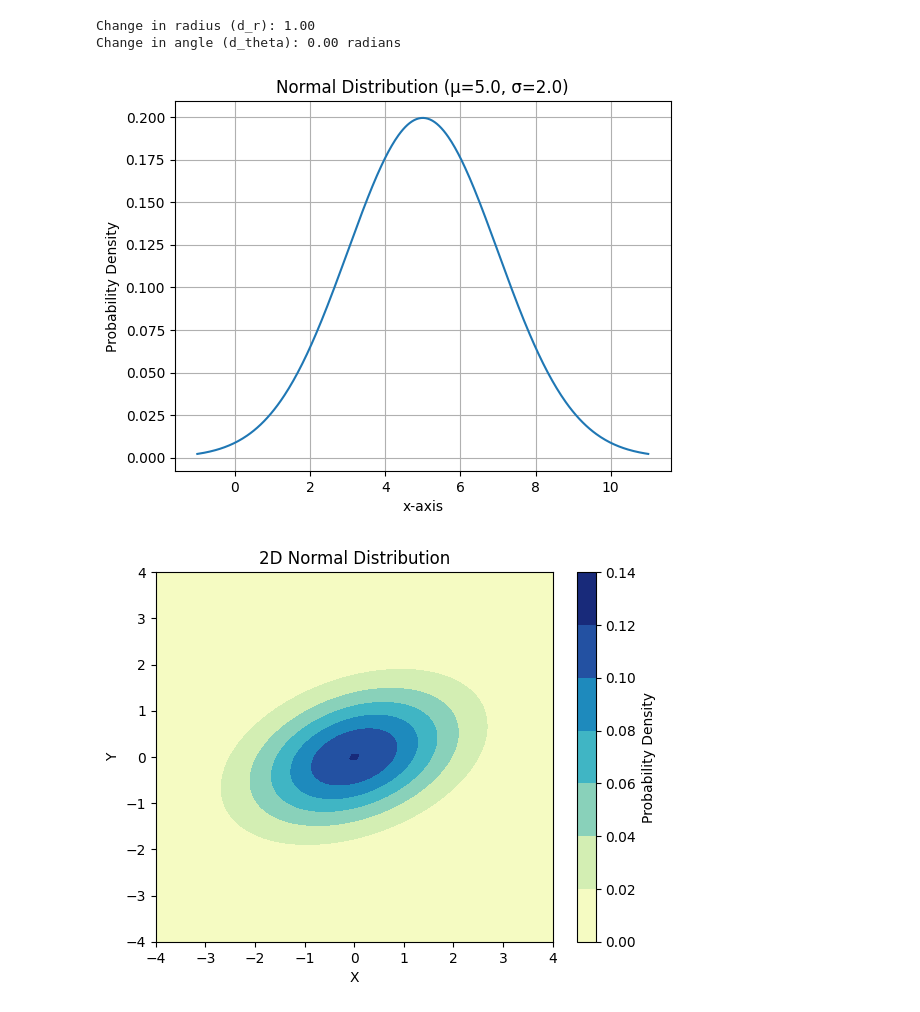
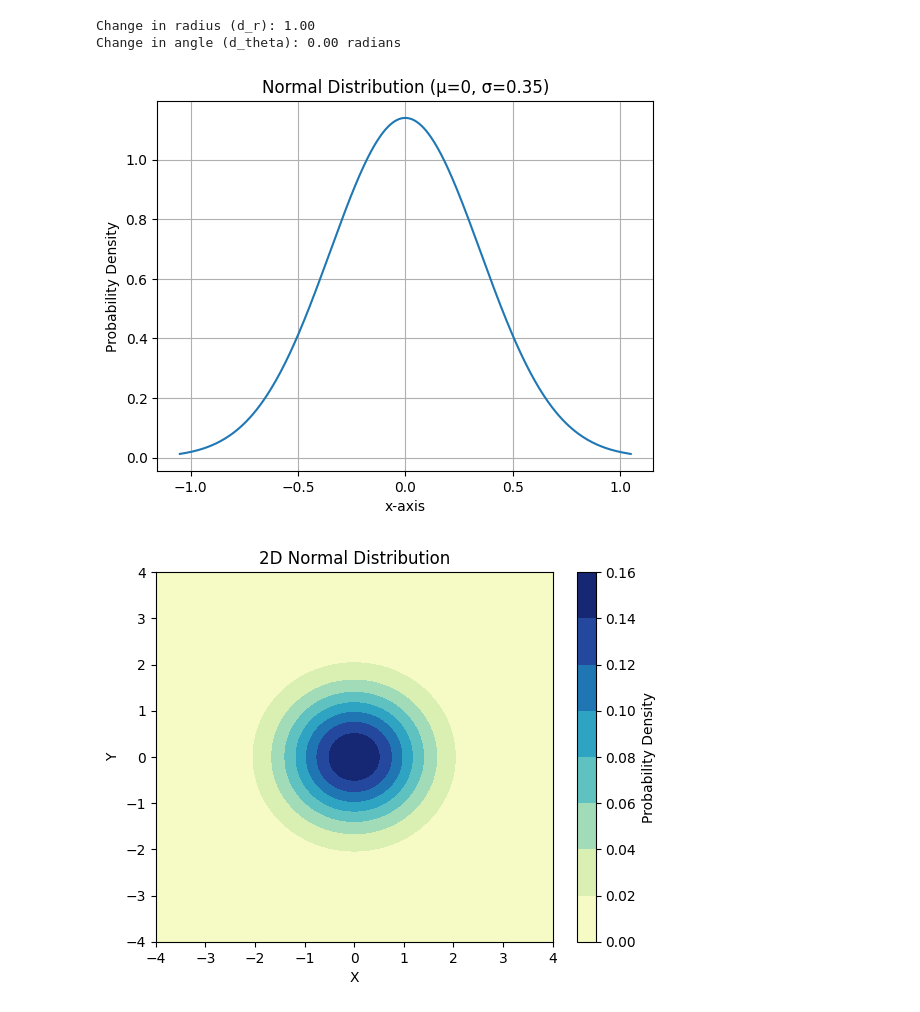
Before and after one commit to ElGreKost/RoboTalk, a Jupyter notebook: playground.ipynb, the cells around one changed output. Saved outputs shown, nothing was run; the diff lists cells and outputs as text; code cells hidden in the pictures.

```diff
--- a/playground.ipynb
+++ b/playground.ipynb
@@ -49,8 +49,8 @@ import matplotlib.pyplot as plt
 from scipy.stats import norm
 
 # Define mean and standard deviation
-mu = 5.0
-sigma = 2.0
+mu = 0
+sigma = 0.35
 
 # Create x-axis values covering a range around the mean
 x = np.linspace(mu - 3*sigma, mu + 3*sigma, 400)
@@ -66,37 +66,36 @@ plt.title("Normal Distribution (μ={}, σ={})".format(mu, sigma))
 plt.grid(True)
 plt.show()
 # %% [output]
-[figure, old version]
+[figure, new version]
 # %%
 import matplotlib.pyplot as plt
 from matplotlib import cm  # For colormap
 from scipy.stats import multivariate_normal
 
-# Define mean vector and covariance matrix
-mu = np.array([0, 0])
-sigma = np.array([[2, 0.5], [0.5, 1]])
+def multivariate_normal_weighted(mean=(0, 0), cov=None, weight_x=1.0, weight_y=1.0):
+  return multivariate_normal(mean=mean, cov=cov if cov is not None else ([weight_x ** 2, 0], [0, weight_y ** 2])).pdf
 
 # Create a meshgrid for evaluation points
 x = np.linspace(-4, 4, 100)
 y = np.linspace(-4, 4, 100)
 X, Y = np.meshgrid(x, y)
 
 # Create a 2D normal distribution object
-dist = multivariate_normal(mean=mu, cov=sigma)
+pdf = multivariate_normal_weighted()
 
 # Evaluate the distribution at each grid point
-z = dist.pdf(np.dstack([X, Y]))  # Combine X and Y into a 3D array for evaluation
+z = pdf(np.dstack([X, Y]))  # Combine X and Y into a 3D array for evaluation
 
 # Configure and display the 2D plot
 fig, ax = plt.subplots()
 cmap = cm.get_cmap('YlGnBu')  # Choose a colormap (adjust as needed)
 surf = ax.contourf(X, Y, z, cmap=cmap)
 ax.set_title('2D Normal Distribution')
 ax.set_xlabel('X')
 ax.set_ylabel('Y')
 
 # Add a colorbar to visualize the probability density
 fig.colorbar(surf, label='Probability Density')
 plt.show()
 # %% [output]
-[figure, old version]
+[figure, new version]
```
Also changed, not shown: 1 other file.
